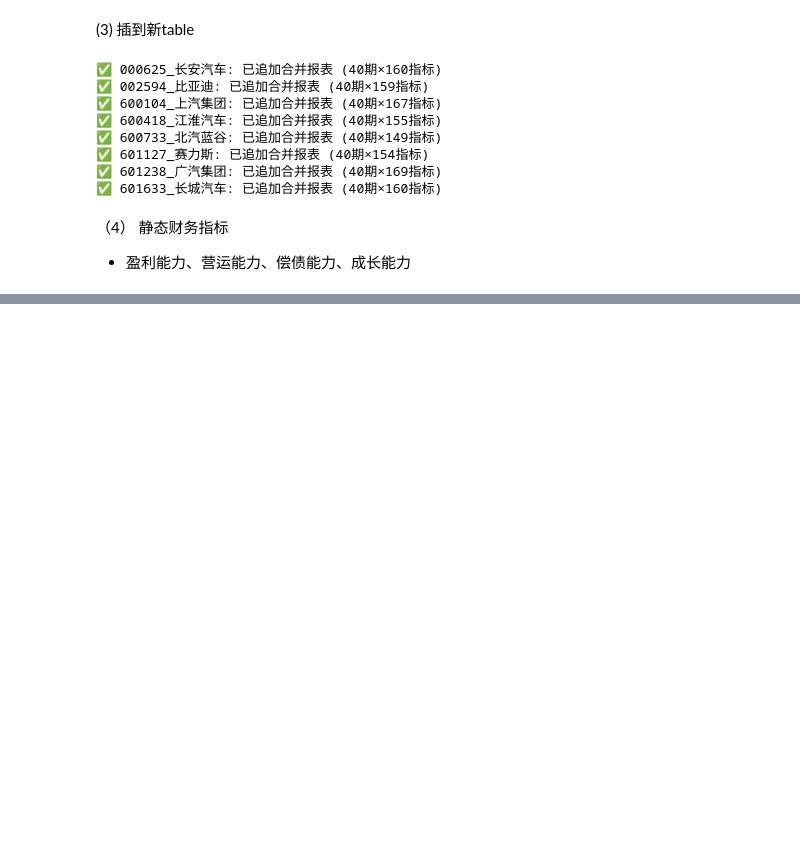
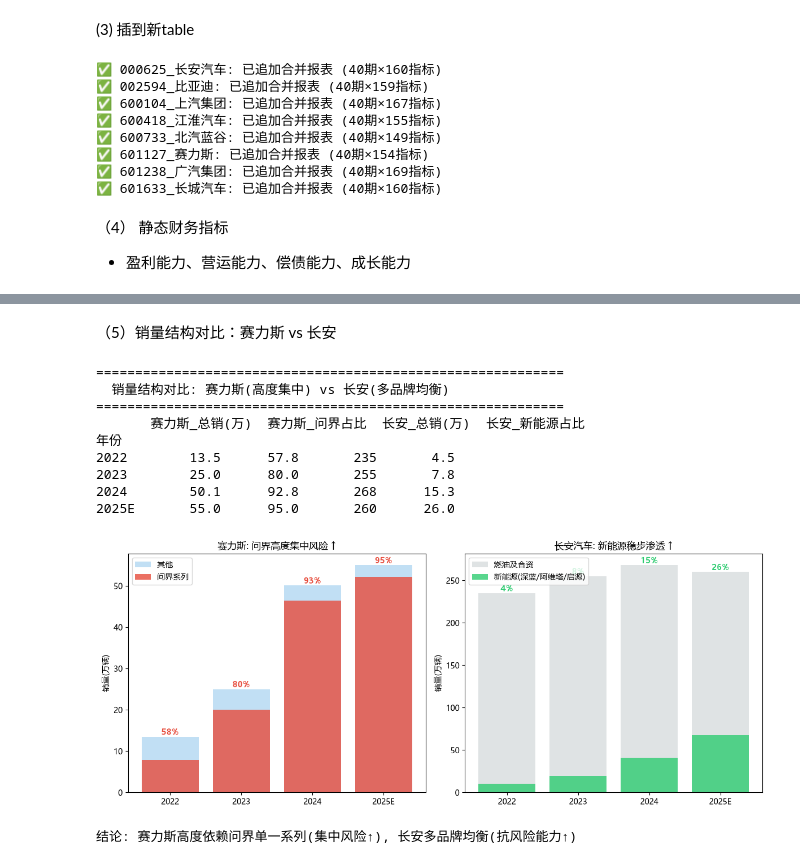
Before and after one commit to yohoten/fidac, a Jupyter notebook: 基于K-Means聚类与Prophet时序预测的重庆上市车企财务智能预警研究.ipynb, the cells around one changed output, grey strips where cells are left out. Cells and saved outputs as stored; diff of their text form; code cells hidden in the pictures; blank space fills up the shorter version.

```diff
--- a/基于K-Means聚类与Prophet时序预测的重庆上市车企财务智能预警研究.ipynb
+++ b/基于K-Means聚类与Prophet时序预测的重庆上市车企财务智能预警研究.ipynb
@@ -211,0 +542,62 @@ df_ratio.head()
+# %% [markdown]
+（5）销量结构对比：赛力斯 vs 长安
+# %%
+# ============ 销量结构对比 ============
+# 赛力斯: 问界占比 ~92.8%(2024)
+# 长安: 新能源占比 ~15.3%(2024), 多品牌矩阵
+
+sales_data = {
+    '年份': ['2022', '2023', '2024', '2025E'],
+    '赛力斯_总销(万)': [13.5, 25.0, 50.1, 55],
+    '赛力斯_问界占比': [57.8, 80.0, 92.8, 95.0],
+    '长安_总销(万)': [235, 255, 268, 260],
+    '长安_新能源占比': [4.5, 7.8, 15.3, 26.0],
+}
+df_sales = pd.DataFrame(sales_data).set_index('年份')
+
+print('='*60)
+print('  销量结构对比: 赛力斯(高度集中) vs 长安(多品牌均衡)')
+print('='*60)
+print(df_sales.to_string())
+print()
+
+fig, (ax1, ax2) = plt.subplots(1, 2, figsize=(12, 5))
+
+# 左: 问界集中度趋势
+ax1.bar(df_sales.index, df_sales['赛力斯_总销(万)'], color='#3498DB', alpha=0.3, label='其他')
+ax1.bar(df_sales.index, df_sales['赛力斯_总销(万)'] * df_sales['赛力斯_问界占比'] / 100,
+        color='#E74C3C', alpha=0.8, label='问界系列')
+ax1.set_title('赛力斯: 问界高度集中风险 ↑', fontsize=12)
+ax1.set_ylabel('销量(万辆)')
+ax1.legend()
+for i, (idx, row) in enumerate(df_sales.iterrows()):
+    ax1.annotate(f'{row["赛力斯_问界占比"]:.0f}%', (i, row['赛力斯_总销(万)']),
+                 ha='center', va='bottom', fontsize=10, fontweight='bold', color='#E74C3C')
+
+# 右: 长安新能源渗透率
+ax2.bar(df_sales.index, df_sales['长安_总销(万)'], color='#95A5A6', alpha=0.3, label='燃油及合资')
+ax2.bar(df_sales.index, df_sales['长安_总销(万)'] * df_sales['长安_新能源占比'] / 100,
+        color='#2ECC71', alpha=0.8, label='新能源(深蓝/阿维塔/启源)')
+ax2.set_title('长安汽车: 新能源稳步渗透 ↑', fontsize=12)
+ax2.set_ylabel('销量(万辆)')
+ax2.legend()
+for i, (idx, row) in enumerate(df_sales.iterrows()):
+    ax2.annotate(f'{row["长安_新能源占比"]:.0f}%', (i, row['长安_总销(万)']),
+                 ha='center', va='bottom', fontsize=10, fontweight='bold', color='#2ECC71')
+
+plt.tight_layout()
+plt.show()
+
+print('\n结论: 赛力斯高度依赖问界单一系列(集中风险↑), 长安多品牌均衡(抗风险能力↑)')
+# %% [output]
+============================================================
+  销量结构对比: 赛力斯(高度集中) vs 长安(多品牌均衡)
+============================================================
+       赛力斯_总销(万)  赛力斯_问界占比  长安_总销(万)  长安_新能源占比
+年份
+2022        13.5      57.8       235       4.5
+2023        25.0      80.0       255       7.8
+2024        50.1      92.8       268      15.3
+2025E       55.0      95.0       260      26.0
+[figure, added]
+结论: 赛力斯高度依赖问界单一系列(集中风险↑), 长安多品牌均衡(抗风险能力↑)
```
Also changed, not shown: parts of 10 cells of this notebook, 8 other files.
